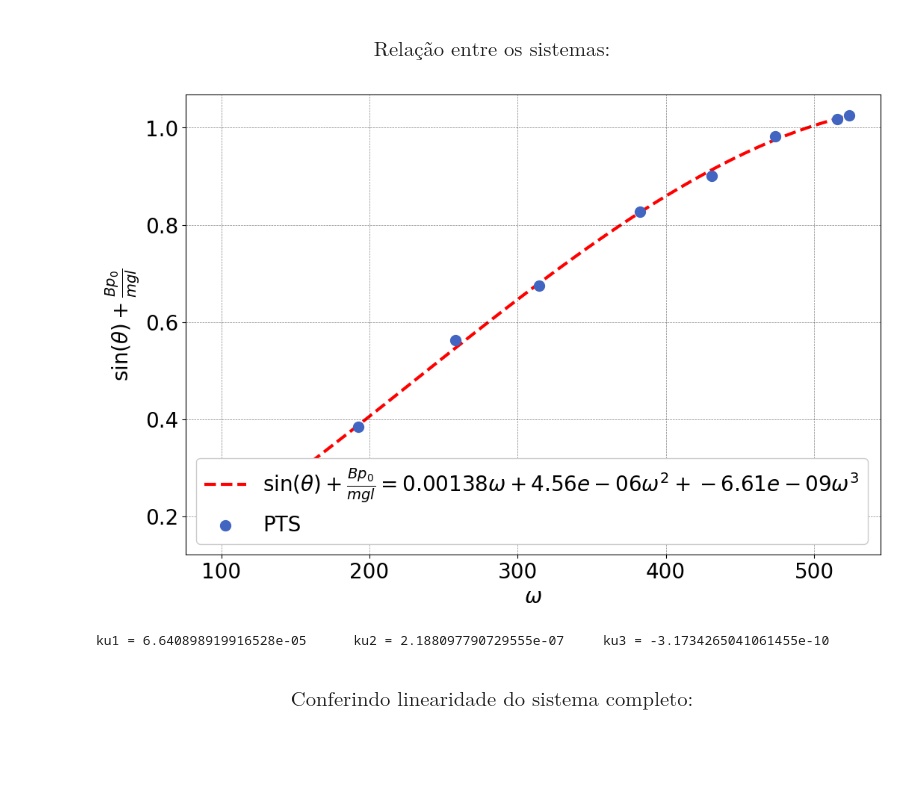
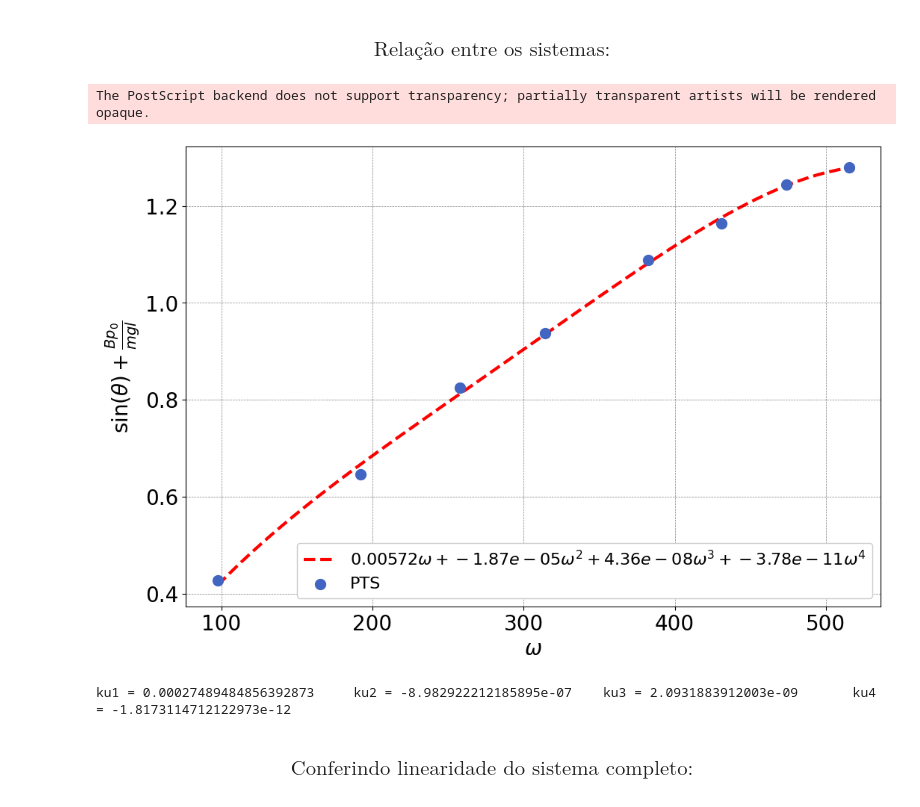
Before and after one commit to ErickNMA/LCD, a Jupyter notebook: ensaios_planta/fan-plate_analisys.ipynb, the cells around one changed output. Saved outputs shown, nothing was run; the diff lists cells and outputs as text; code cells hidden in the pictures; blank space fills up the shorter version.

```diff
--- a/ensaios_planta/fan-plate_analisys.ipynb
+++ b/ensaios_planta/fan-plate_analisys.ipynb
@@ -292,42 +292,45 @@ Jp = 0.4353686012905873
 # %%
 #Dados:
 wmot = wxth[0]*2*np.pi/60
-sinth = np.sin(np.radians(wxth[1]))+(0.0014/tg)
+sinth = np.sin(np.radians(wxth[1]))+(0.0014*10/tg)
 
 #Ajuste cúbico sem termo independente:
 A = []
 for w in wmot:
-    A.append([w, w**2, w**3])
+    A.append([w, w**2, w**3, w**4])
 A = np.array(A)
 B = np.array(sinth)[:, np.newaxis]
 C = (np.linalg.inv(A.T@A)@A.T@B).T[0]
 
 c1 = C[0]
 c2 = C[1]
 c3 = C[2]
+c4 = C[3]
 
 
 wlin = np.linspace(wmot[0], wmot[-1], 100)
-sincalc = np.polyval(np.array([c3, c2, c1, 0]), wlin)
+sincalc = np.polyval(np.array([c4, c3, c2, c1, 0]), wlin)
 
 #Plot:
 plt.figure()
-plt.plot(wlin, sincalc, linestyle='dashed', color='r', zorder=0, label='$\sin(\\theta) + \\frac{Bp_0}{mgl} = '+f'{round(c1,5)}\omega + {round(c2,8)}\omega^2 + {round(c3,11)}\omega^3$')
+plt.plot(wlin, sincalc, linestyle='dashed', color='r', zorder=0, label=f'${round(c1,5)}\omega + {round(c2,8)}\omega^2 + {round(c3,10)}\omega^3 + {round(c4,13)}\omega^4$')
 plt.scatter(wmot, sinth, zorder=1, linewidth=5, label='PTS')
 plt.ylabel('$\sin(\\theta) + \\frac{Bp_0}{mgl}$')
 plt.xlabel('$\omega$')
-plt.legend()
-plt.show()
+plt.legend(fontsize=16)
+plt.savefig('curves/sysacop.eps', dpi=600, transparent=True, bbox_inches='tight')
 # %% [output]
+The PostScript backend does not support transparency; partially transparent artists will be rendered opaque.
-[figure, old version]
+[figure, new version]
 # %%
 #Ganho de acoplamento quadrático entre os sistemas:
 ku1 = c1*tg
 ku2 = c2*tg
 ku3 = c3*tg
-print(f'ku1 = {ku1} \t ku2 = {ku2} \t ku3 = {ku3}')
+ku4 = c4*tg
+print(f'ku1 = {ku1} \t ku2 = {ku2} \t ku3 = {ku3} \t ku4 = {ku4}')
 # %% [output]
-ku1 = 6.640898919916528e-05      ku2 = 2.188097790729555e-07     ku3 = -3.1734265041061455e-10
+ku1 = 0.00027489484856392873     ku2 = -8.982922212185895e-07    ku3 = 2.0931883912003e-09       ku4 = -1.8173114712122973e-12
 # %% [markdown]
 ### $$ \text{Conferindo linearidade do sistema completo:}$$
 # %%
```
Also changed, not shown: parts of 6 cells of this notebook, 34 other files.
